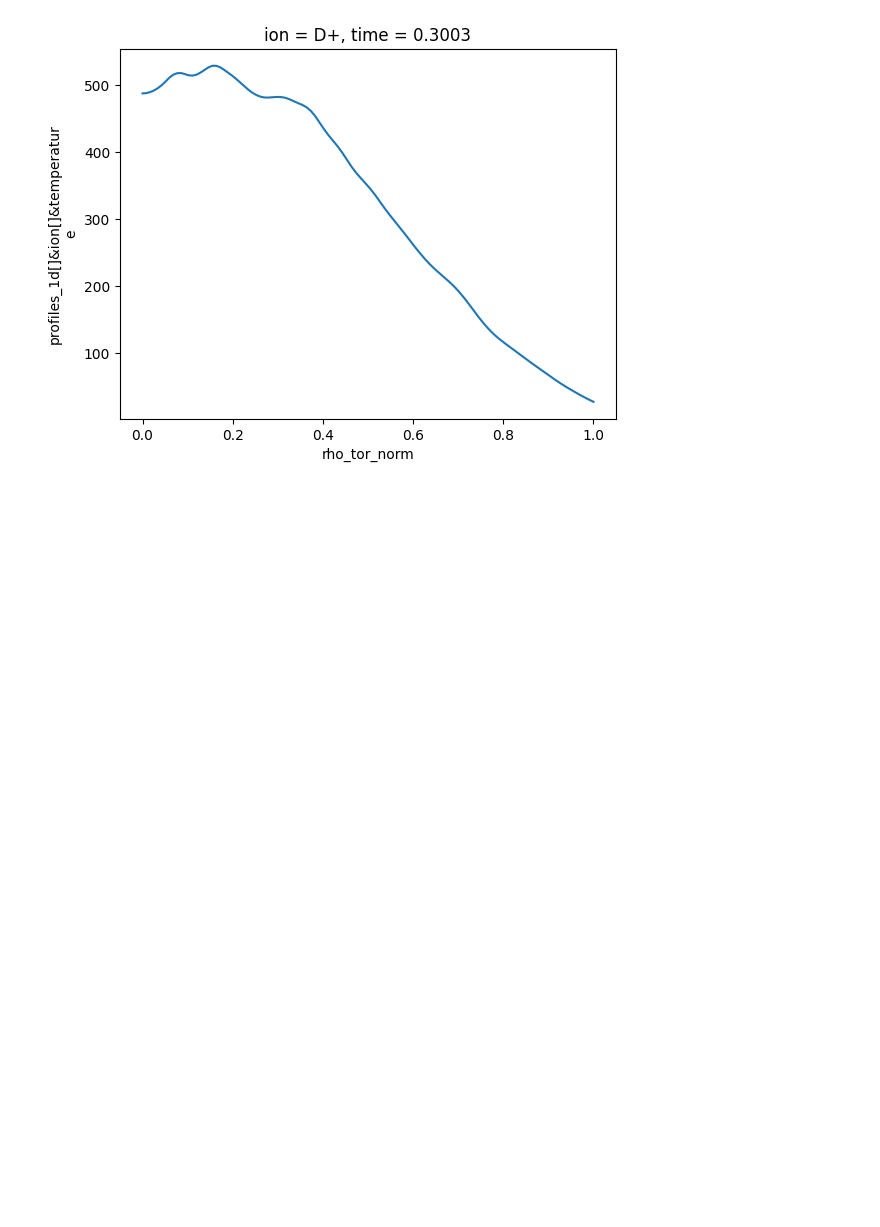
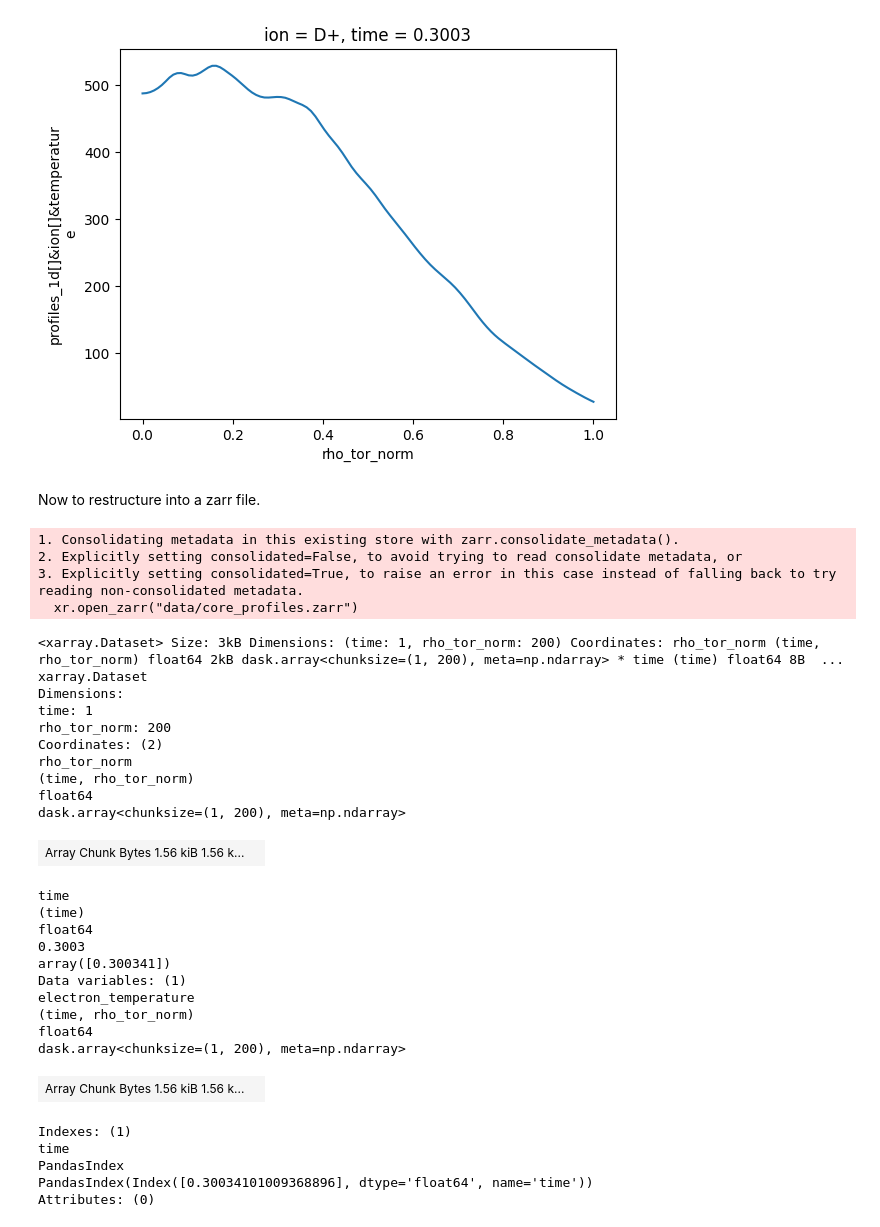
Before and after one commit to NathanCummings/xarray-imas, a Jupyter notebook: imas-xarray-demo.ipynb, the cells around one changed output. Cells and saved outputs as stored; diff of their text form; code cells hidden in the pictures; blank space fills up the shorter version.

Commit message:
h5 -> xarray -> zarr -> xarray working.

```diff
--- a/imas-xarray-demo.ipynb
+++ b/imas-xarray-demo.ipynb
@@ -35,3 +37,5 @@ core_profiles["profiles_1d[]&ion[]&temperature"].isel(time=0, ion=0).plot()
 # %% [output]
 [<matplotlib.lines.Line2D at 0x...>]
 [figure]
+# %% [markdown]
+Now to restructure into a zarr file.
@@ -37,0 +54,34 @@ core_profiles["profiles_1d[]&ion[]&temperature"].isel(time=0, ion=0).plot()
+# %%
+xr.open_zarr("data/core_profiles.zarr")
+# %% [output]
+1. Consolidating metadata in this existing store with zarr.consolidate_metadata().
+2. Explicitly setting consolidated=False, to avoid trying to read consolidate metadata, or
+3. Explicitly setting consolidated=True, to raise an error in this case instead of falling back to try reading non-consolidated metadata.
+  xr.open_zarr("data/core_profiles.zarr")
+<xarray.Dataset> Size: 3kB Dimensions: (time: 1, rho_tor_norm: 200) Coordinates: rho_tor_norm (time, rho_tor_norm) float64 2kB dask.array<chunksize=(1, 200), meta=np.ndarray> * time (time) float64 8B  ...
+xarray.Dataset
+Dimensions:
+time: 1
+rho_tor_norm: 200
+Coordinates: (2)
+rho_tor_norm
+(time, rho_tor_norm)
+float64
+dask.array<chunksize=(1, 200), meta=np.ndarray>
+| Array Chunk Bytes 1.56 kiB 1.56 k... |  |
+time
+(time)
+float64
+0.3003
+array([0.300341])
+Data variables: (1)
+electron_temperature
+(time, rho_tor_norm)
+float64
+dask.array<chunksize=(1, 200), meta=np.ndarray>
+| Array Chunk Bytes 1.56 kiB 1.56 k... |  |
+Indexes: (1)
+time
+PandasIndex
+PandasIndex(Index([0.30034101009368896], dtype='float64', name='time'))
+Attributes: (0)
```
Also changed, not shown: parts of 2 cells of this notebook, 2 other files.
